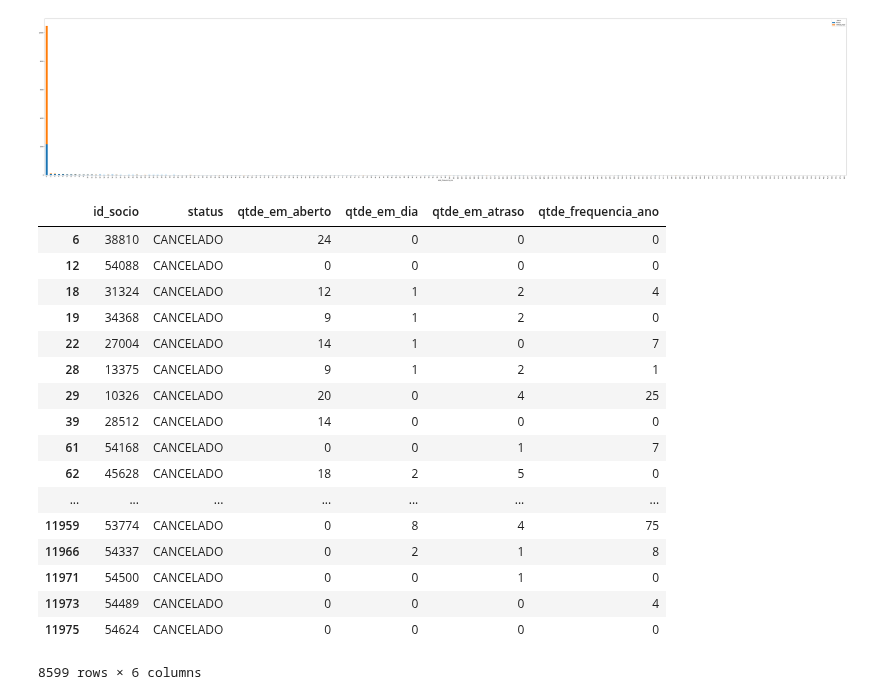
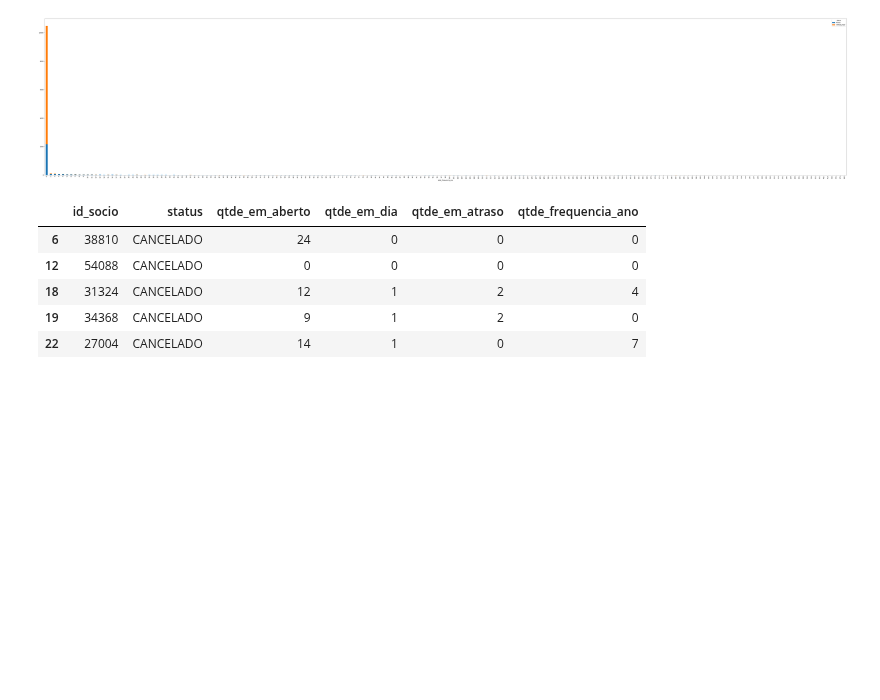
Before and after one commit to UesleiJf/projeto-preditivo, a Jupyter notebook: Churn_Rate.ipynb, the cells around one changed output. Cells and saved outputs as stored; diff of their text form; code cells hidden in the pictures; blank space fills up the shorter version.

Commit message:
- - All statuses canceled - head(5)

```diff
--- a/Churn_Rate.ipynb
+++ b/Churn_Rate.ipynb
@@ -131,25 +131,13 @@ df.groupby(["qtde_frequencia_ano", "status"]).size().unstack().plot(kind='bar',
 # %%
 # Todos os Status cancelados
 
 cancelados = df["status"] == "CANCELADO"
 cancelados = df[cancelados]
-cancelados
+cancelados.head(5)
 # %% [output]
 |  | id_socio | status | qtde_em_aberto | qtde_em_dia | qtde_em_atraso | qtde_frequencia_ano |
 | 6 | 38810 | CANCELADO | 24 | 0 | 0 | 0 |
 | 12 | 54088 | CANCELADO | 0 | 0 | 0 | 0 |
 | 18 | 31324 | CANCELADO | 12 | 1 | 2 | 4 |
 | 19 | 34368 | CANCELADO | 9 | 1 | 2 | 0 |
 | 22 | 27004 | CANCELADO | 14 | 1 | 0 | 7 |
-| 28 | 13375 | CANCELADO | 9 | 1 | 2 | 1 |
-| 29 | 10326 | CANCELADO | 20 | 0 | 4 | 25 |
-| 39 | 28512 | CANCELADO | 14 | 0 | 0 | 0 |
-| 61 | 54168 | CANCELADO | 0 | 0 | 1 | 7 |
-| 62 | 45628 | CANCELADO | 18 | 2 | 5 | 0 |
-| ... | ... | ... | ... | ... | ... | ... |
-| 11959 | 53774 | CANCELADO | 0 | 8 | 4 | 75 |
-| 11966 | 54337 | CANCELADO | 0 | 2 | 1 | 8 |
-| 11971 | 54500 | CANCELADO | 0 | 0 | 1 | 0 |
-| 11973 | 54489 | CANCELADO | 0 | 0 | 0 | 4 |
-| 11975 | 54624 | CANCELADO | 0 | 0 | 0 | 0 |
-8599 rows × 6 columns
```
